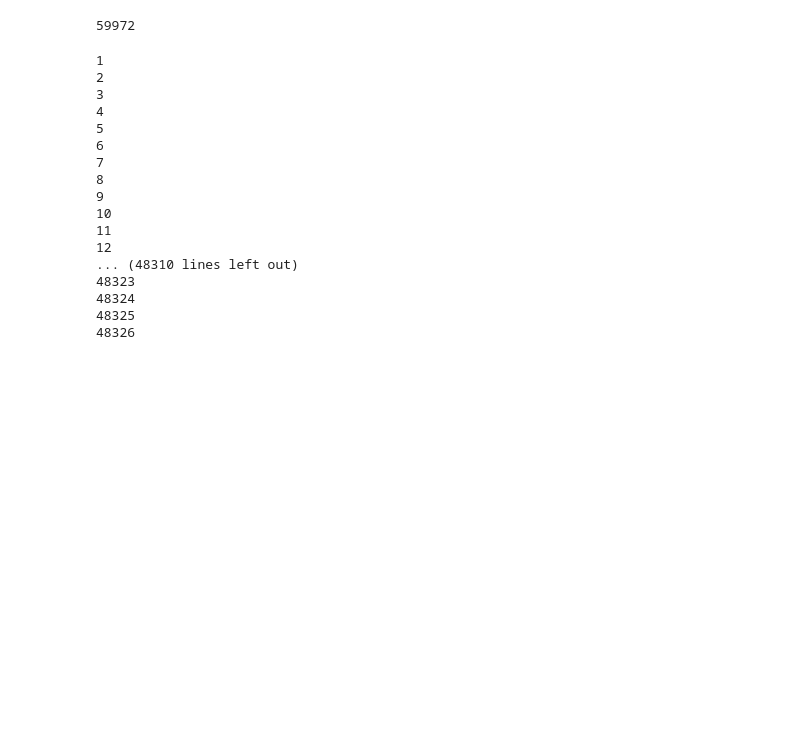
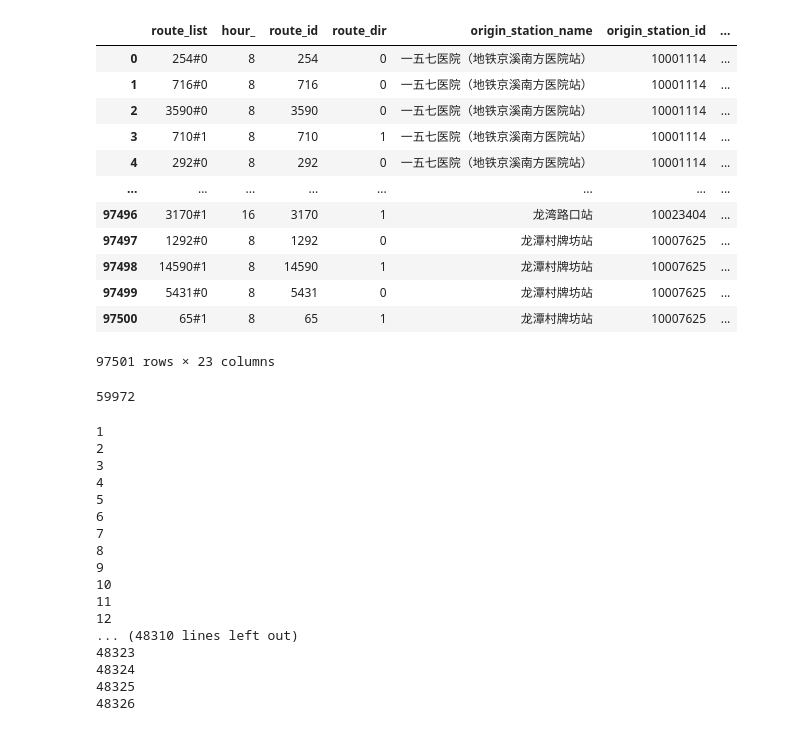
Before and after one commit to tszking/ASU-DNN, a Jupyter notebook: code/datapreprocess.ipynb, the cells around one changed output. Saved outputs shown, nothing was run; the diff lists cells and outputs as text; code cells hidden in the pictures; blank space fills up the shorter version.

```diff
--- a/code/datapreprocess.ipynb
+++ b/code/datapreprocess.ipynb
@@ -13,6 +13,22 @@ df2 = pd.read_csv(filename2)
 df3 = pd.read_csv(filename3)
 
 df = pd.concat([df1, df2, df3])
+# %%
+df1
+# %% [output]
+|  | route_list | hour_ | route_id | route_dir | origin_station_name | origin_station_id | ... |
+| 0 | 254#0 | 8 | 254 | 0 | 一五七医院（地铁京溪南方医院站） | 10001114 | ... |
+| 1 | 716#0 | 8 | 716 | 0 | 一五七医院（地铁京溪南方医院站） | 10001114 | ... |
+| 2 | 3590#0 | 8 | 3590 | 0 | 一五七医院（地铁京溪南方医院站） | 10001114 | ... |
+| 3 | 710#1 | 8 | 710 | 1 | 一五七医院（地铁京溪南方医院站） | 10001114 | ... |
+| 4 | 292#0 | 8 | 292 | 0 | 一五七医院（地铁京溪南方医院站） | 10001114 | ... |
+| ... | ... | ... | ... | ... | ... | ... | ... |
+| 97496 | 3170#1 | 16 | 3170 | 1 | 龙湾路口站 | 10023404 | ... |
+| 97497 | 1292#0 | 8 | 1292 | 0 | 龙潭村牌坊站 | 10007625 | ... |
+| 97498 | 14590#1 | 8 | 14590 | 1 | 龙潭村牌坊站 | 10007625 | ... |
+| 97499 | 5431#0 | 8 | 5431 | 0 | 龙潭村牌坊站 | 10007625 | ... |
+| 97500 | 65#1 | 8 | 65 | 1 | 龙潭村牌坊站 | 10007625 | ... |
+97501 rows × 23 columns
 # %%
 setODT = set(list([(o, d, date, hour) for o, d, date, hour in zip(df['origin_station_name'], df['destination_station_name'], df['origin_date'], df['hour_'])]))
 # %%
```
Also changed, not shown: parts of 1 cell of this notebook.
